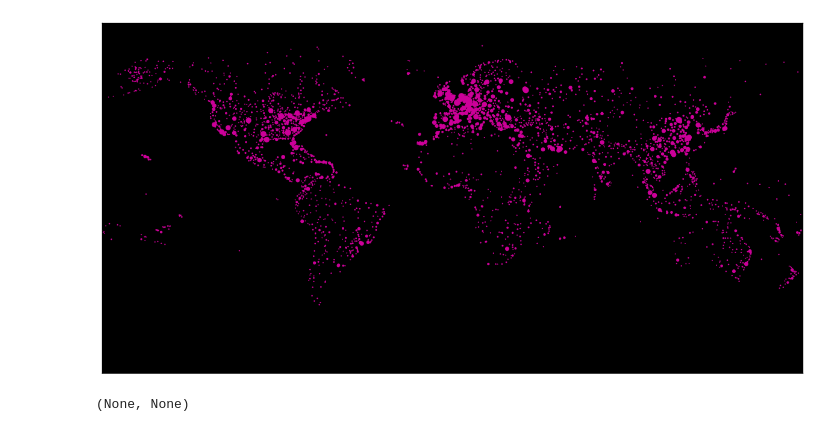
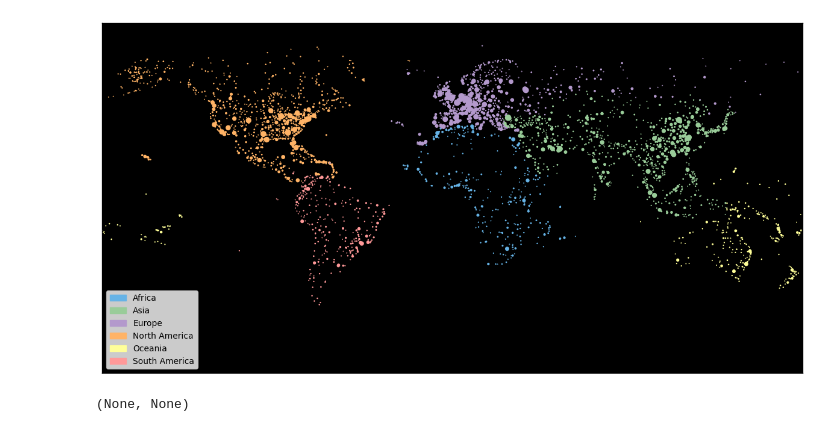
Before and after one commit to kommodeskab/SocialProject, a Jupyter notebook: visuals.ipynb, the cells around one changed output. Drawn from its saved outputs; the diff is of its cells as text; code cells hidden in the pictures.

Commit message:
Update graph_analysis

```diff
--- a/visuals.ipynb
+++ b/visuals.ipynb
@@ -44,32 +52,33 @@ img.save('images/flightmap.png')
 # %%
 ## create a basemap
 fig, ax = plt.subplots(figsize=(15, 10))
 resolution = "c"
 m = Basemap(lon_0=0, resolution=resolution)
 m.drawmapboundary(fill_color='black')
 # m.drawcoastlines(color="lightgrey", linewidth=0.3)
 
 continent_to_color = {
     'Africa': (0.4, 0.7, 0.9),
-    'Asia': 'blue',
-    'Europe': 'green',
-    'North America': 'yellow',
-    'Oceania': 'purple',
-    'South America': 'orange'
+    'Asia': (0.6, 0.8, 0.6),
+    'Europe': (0.7, 0.6, 0.8),
+    'North America': (1.0, 0.7, 0.4),
+    'Oceania': (1.0, 1.0, 0.6),
+    'South America': (1.0, 0.6, 0.6)
     }
 
 ## plot the nodes
 lons = [IATA[node]['longitude'] for node in G_undirect.nodes()]
 lats = [IATA[node]['latitude'] for node in G_undirect.nodes()]
 sizes = [0.2 * G_undirect.degree(node) for node in G_undirect.nodes()]
 colors = [continent_to_color[IATA[node]['continent']] for node in G_undirect.nodes()]
 x, y = m(lons, lats)
 color = (204 / 255, 0 / 255, 153 / 255)
-m.scatter(x, y, c=color, s=sizes)
+m.scatter(x, y, c=colors, s=sizes)
+plt.legend(handles=[mpatches.Patch(color=continent_to_color[continent], label=continent) for continent in continent_to_color])
 plt.savefig('images/flightmap_nodes.png', dpi=300, bbox_inches='tight', pad_inches=0)
 plt.show()
 # %% [output]
-[figure, old version]
+[figure, new version]
 # %%
 import netwulf as nw
 # nw.visualize(G)
```
Also changed, not shown: parts of 1 cell of this notebook.
